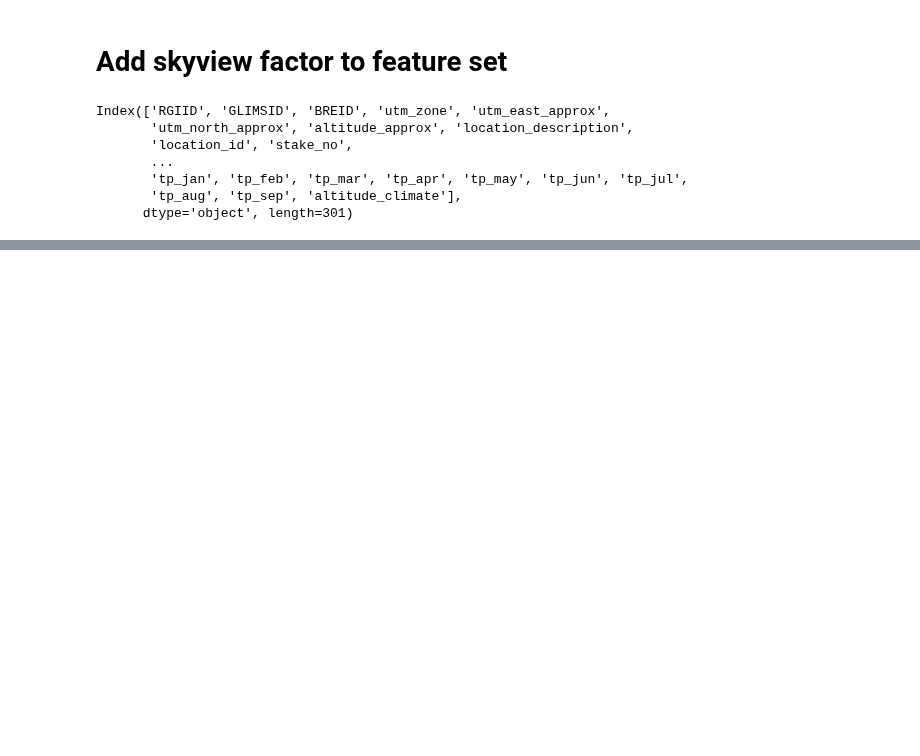
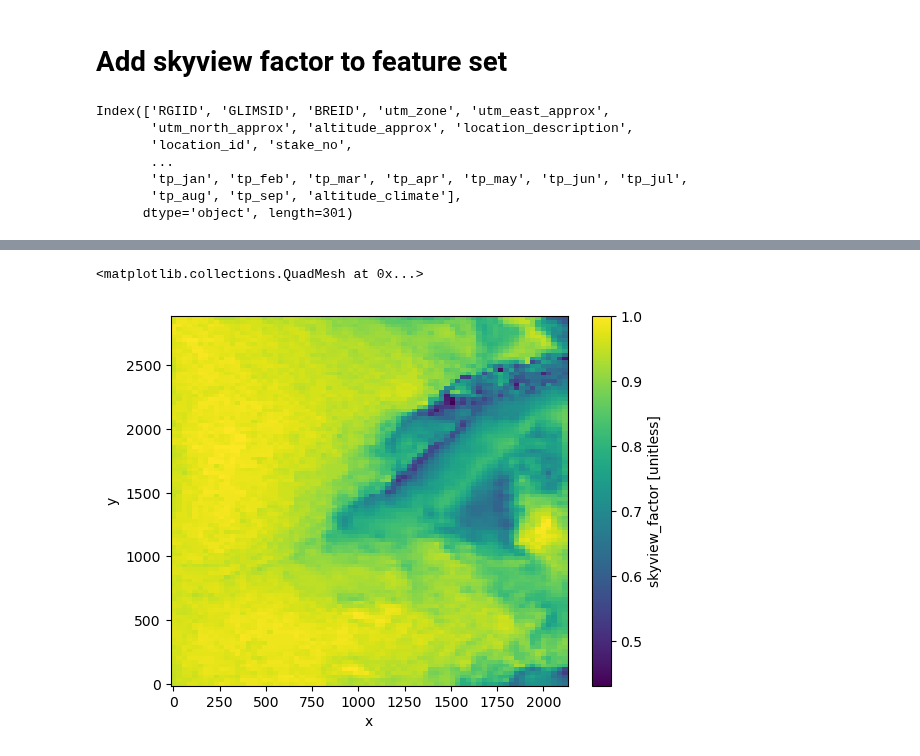
Before and after one commit to khsjursen/ML_MB_Norway, a Jupyter notebook: add_skyview_factor.ipynb, the cells around one changed output, grey strips where cells are left out. Saved outputs shown, nothing was run; the diff lists cells and outputs as text; code cells hidden in the pictures; blank space fills up the shorter version.

```diff
--- a/add_skyview_factor.ipynb
+++ b/add_skyview_factor.ipynb
@@ -56,0 +135,5 @@ https://docs.xarray.dev/en/stable/user-guide/io.html
+# %%
+svf_var.plot()
+# %% [output]
+<matplotlib.collections.QuadMesh at 0x...>
+[figure, added]
```
Also changed, not shown: parts of 7 cells of this notebook.
